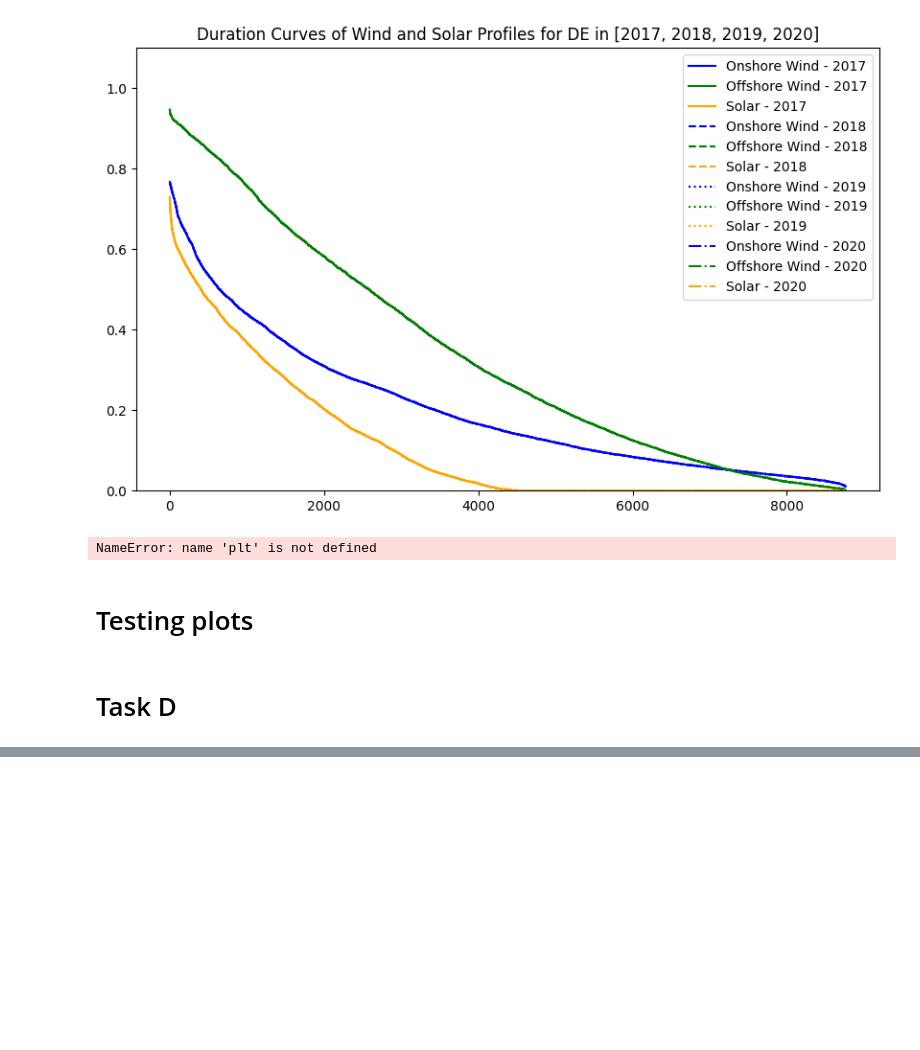
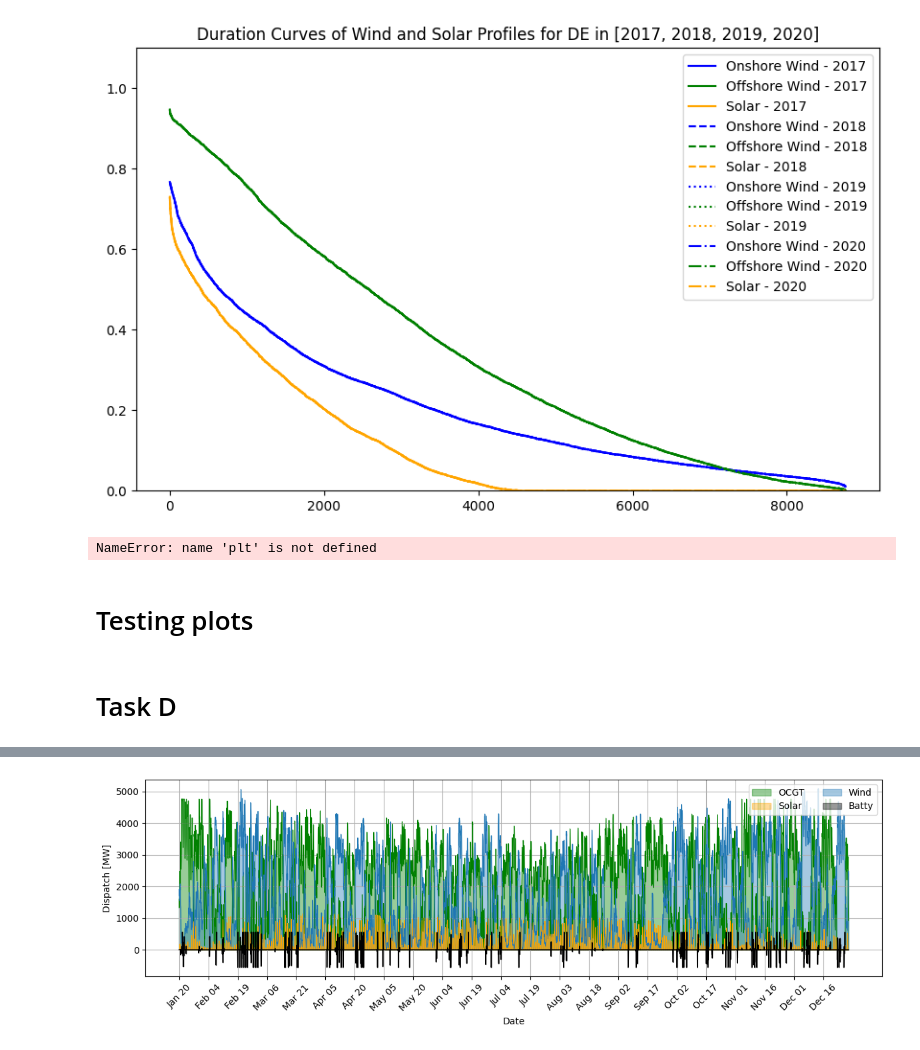
Before and after one commit to jeppebyberg/ieg, a Jupyter notebook: project.ipynb, the cells around one changed output, grey strips where cells are left out. Saved outputs shown, nothing was run; the diff lists cells and outputs as text; code cells hidden in the pictures; blank space fills up the shorter version.

```diff
--- a/project.ipynb
+++ b/project.ipynb
@@ -310,0 +425,78 @@ tmp = BuildBaseNetwork(cost_year = 2030, setup = setup, demand_year=2019)
+# %%
+import matplotlib.pyplot as plt
+import numpy as np
+import pandas as pd
+
+def plot_dispatch(BBN, period=None):
+    """
+    Plots the dispatch for selected generators and storage over time.
+
+    Parameters:
+    - BBN: PyPSA network object.
+    - period: tuple of (start_date, end_date) in 'YYYY-MM-DD' format, optional.
+              If None, the full time range is plotted.
+    """
+
+    # Power series - generators
+    ocgt = BBN.network.generators_t.p['OCGT DK']
+    solar = BBN.network.generators_t.p['solar DK']
+    wind = BBN.network.generators_t.p['offwind DK'] + BBN.network.generators_t.p['onwind DK']
+
+    # Power series - storage units
+    battery = BBN.network.storage_units_t.p['battery storage']
+
+    # Combine into a DataFrame for easy slicing
+    df = pd.DataFrame({
+        'OCGT': ocgt,
+        'Solar': solar,
+        'Wind': wind,
+        'Battery': battery
+    })
+
+    # Apply period filtering if specified
+    if period is not None:
+        start, end = period
+        df = df.loc[start:end]
+
+    x = df.index
+
+    # Plotting
+    plt.figure(figsize=(12, 4))
+    plt.fill_between(x, df['OCGT'], label='OCGT', color='green', alpha=0.4)
+    plt.fill_between(x, df['Solar'], label='Solar', color='orange', alpha=0.4)
+    plt.fill_between(x, df['Wind'], label='Wind', color='tab:blue', alpha=0.4)
+    plt.fill_between(x, df['Battery'], label='Batty', color='black', alpha=0.4)
+
+    plt.plot(x, df['OCGT'], color='green', linewidth=0.7)
+    plt.plot(x, df['Solar'], color='orange', linewidth=0.7)
+    plt.plot(x, df['Wind'], color='tab:blue', linewidth=0.7)
+    plt.plot(x, df['Battery'], color='black', linewidth=1.1)
+
+    # Adjust x-ticks
+    duration_hours = (x[-1] - x[0]).total_seconds() / 3600
+    if duration_hours <= 72:  # 3 days
+        tick_interval = 6
+        date_format = '%b %d %H:%M'
+    elif duration_hours <= 168:  # 1 week
+        tick_interval = 12
+        date_format = '%b %d %H:%M'
+    elif duration_hours <= 720:  # 1 month
+        tick_interval = 24
+        date_format = '%b %d'
+    else:
+        tick_interval = 24 * 15
+        date_format = '%b %d'
+
+    tick_locs = x[::tick_interval]
+    tick_labels = tick_locs.strftime(date_format)
+
+    plt.xticks(tick_locs, tick_labels, rotation=45)
+    plt.xlabel('Date')
+    plt.ylabel('Dispatch [MW]')
+    plt.tight_layout()
+    plt.grid(True)
+    plt.legend(ncol=2, loc='upper right')
+
+plot_dispatch(BBN, period=('2017-01-20', '2017-12-28'))
+# %% [output]
+[figure, added]
```
Also changed, not shown: parts of 11 cells of this notebook.
